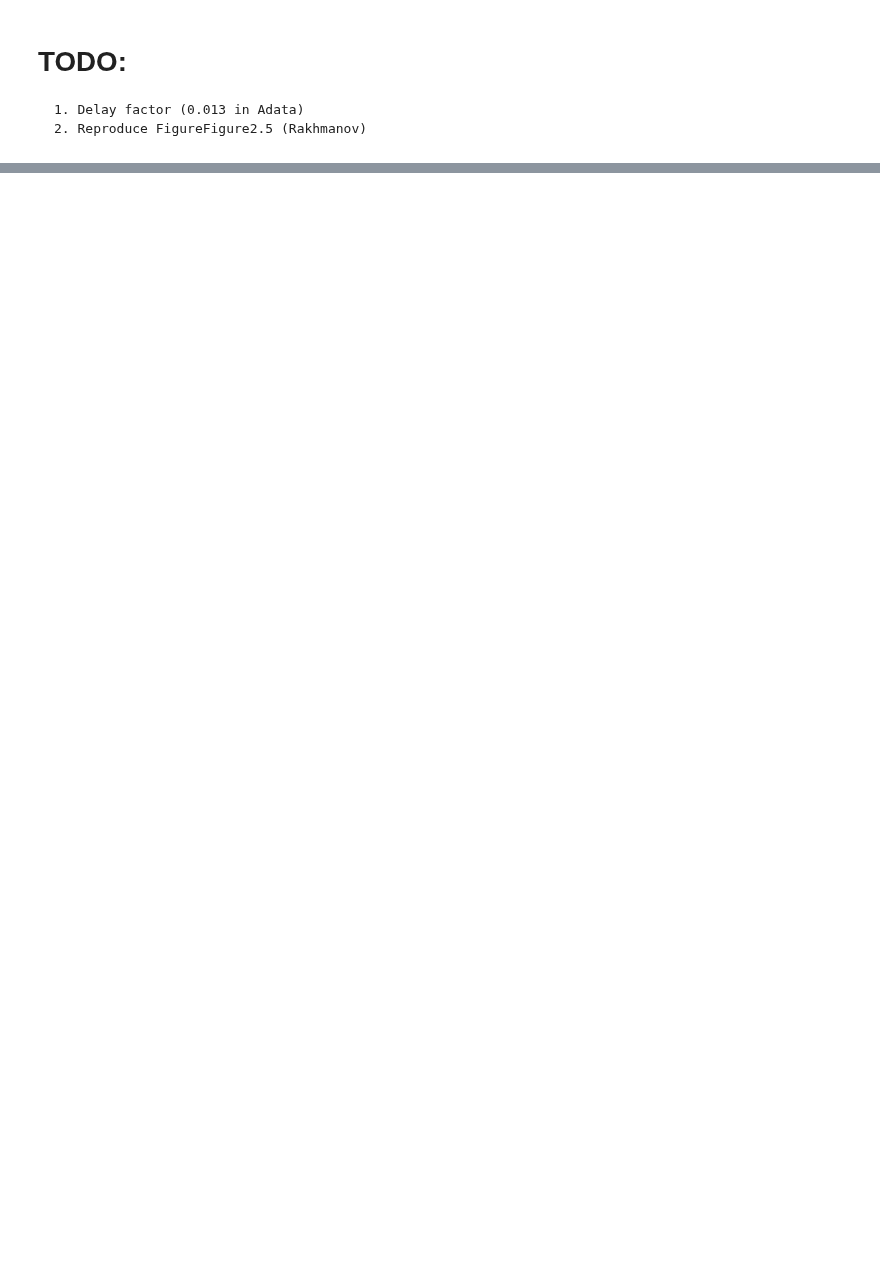
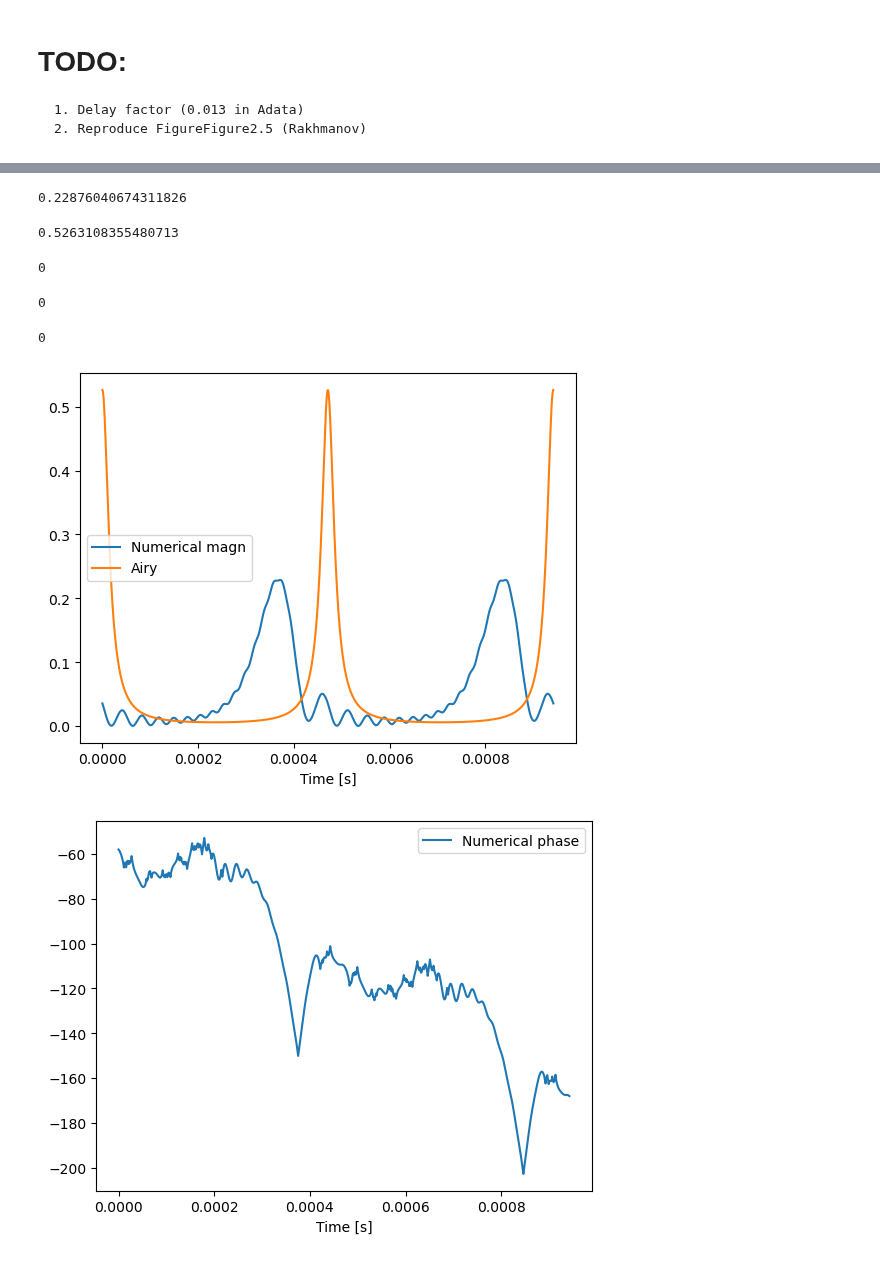
Before and after one commit to matib12/oreonspy, a Jupyter notebook: nb/FP cavity dynamics.ipynb, the cells around one changed output, grey strips where cells are left out. Cells and saved outputs as stored; diff of their text form; code cells hidden in the pictures; blank space fills up the shorter version.

```diff
--- a/nb/FP cavity dynamics.ipynb
+++ b/nb/FP cavity dynamics.ipynb
@@ -351,0 +365,63 @@ simulation_check(v_cr(), 1000, "linear" )
+# %%
+np.max(abs(res)**2/gain())
+# %% [output]
+0.22876040674311826
+# %%
+np.max(Adata*gain())
+# %% [output]
+0.5263108355480713
+# %%
+tdata=time_window(v, number_of_points)
+t_E=0
+t_A=0
+for idx, t in enumerate(tdata):
+    ein[idx] = E_in(t)
+    res[idx] = E(t, v, "linear", N=25)
+    Adata[idx] = Airy(F(), (t*k-.2867895)*v)
+    if abs(res[idx])**2/gain() == 0.5249204171102564:
+        t_E=t
+    if Adata[idx]*gain() == 0.5263157890851667:
+        t_A=t
+# %%
+print(t_E)
+# %% [output]
+0
+# %%
+print(t_A)
+# %% [output]
+0
+# %%
+delay=t_A-t_E
+print(delay)
+# %% [output]
+0
+# %%
+def simulation_check(v, number_of_points, type_d):
+
+
+    tdata=time_window(v, number_of_points)
+
+    for idx, t in enumerate(tdata):
+        ein[idx] = E_in(t)
+        res[idx] = E(t, v, type_d, N=25)
+
+    Adata = Airy(F(), (tdata+delay)*k*v)
+
+    plt.figure()
+    plt.plot(tdata, abs(res)**2/gain(), label="Numerical magn")
+    plt.plot(tdata, Adata*gain(), label="Airy")
+    plt.xlabel("Time [s]")
+    plt.legend()
+
+    plt.figure()
+    plt.plot(tdata, np.unwrap(np.angle(res, deg=True)*2)/2, label="Numerical phase")
+    #plt.plot(tdata, np.angle(res, deg=True), label="Numerical phase")
+    plt.xlabel("Time [s]")
+    plt.legend()
+
+    return plt.show()
+# %%
+simulation_check(v, 1000, "linear" )
+# %% [output]
+[figure, added]
+[figure, added]
```
Also changed, not shown: parts of 46 cells of this notebook, 1 other file.
